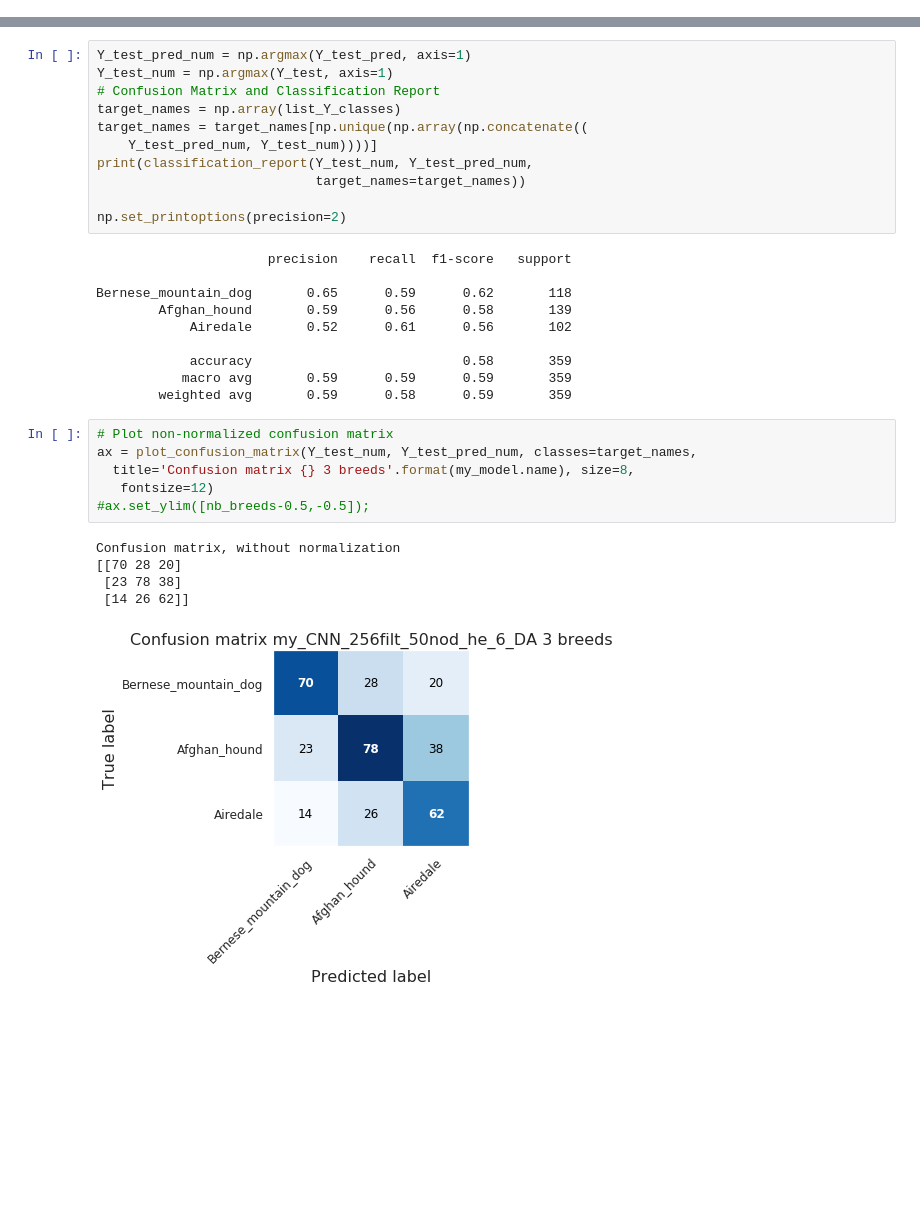
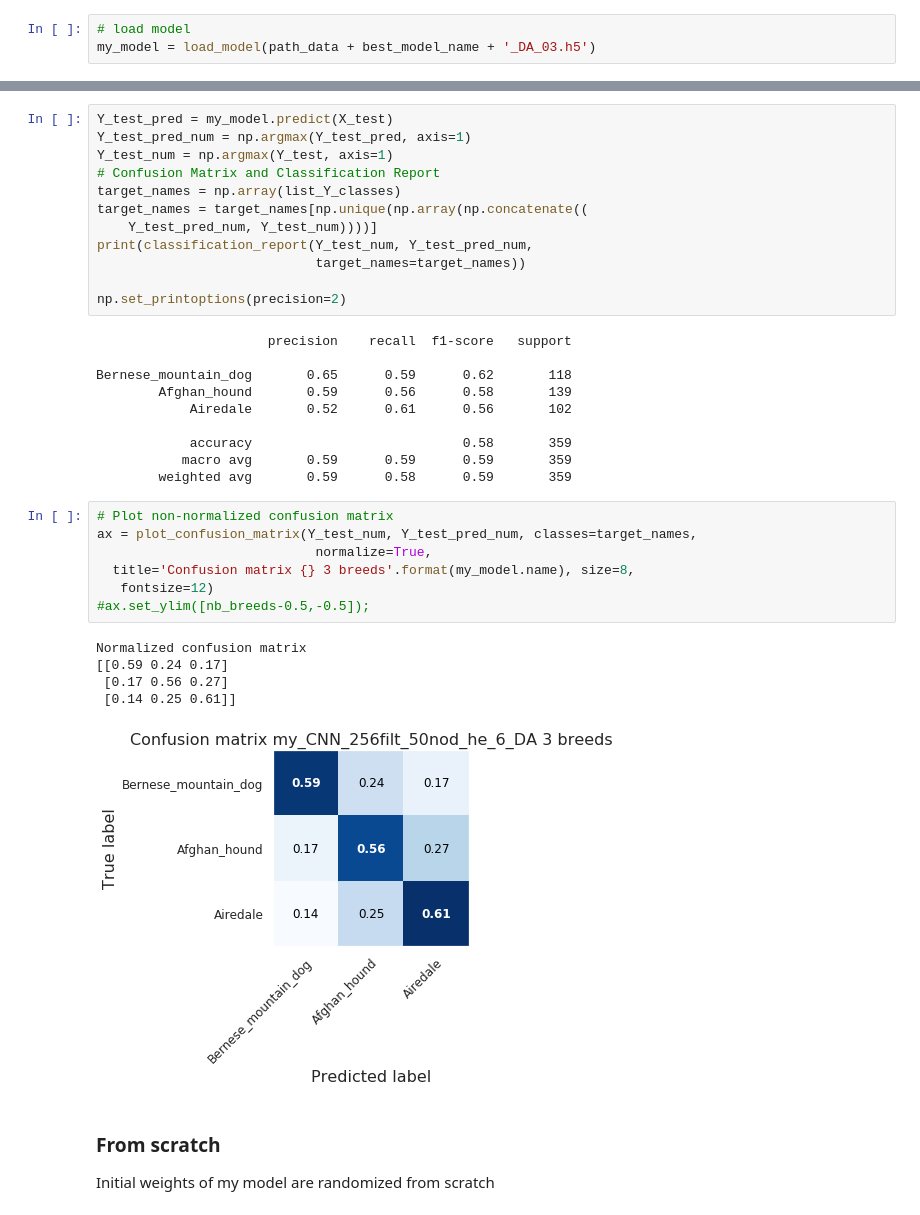
Before and after one commit to jeugregg/DeepLearningPictureDogs, a Jupyter notebook: 08_OC_IML_Project_6_my_neural_network_DAugm_01.ipynb, the cells around one changed output, grey strips where cells are left out. Cells and saved outputs as stored; diff of their text form; blank space fills up the shorter version.

Commit message:
Data agmentation from scract & normalize confusion matrix
fixes #13 #14

```diff
--- a/08_OC_IML_Project_6_my_neural_network_DAugm_01.ipynb
+++ b/08_OC_IML_Project_6_my_neural_network_DAugm_01.ipynb
@@ -886,0 +934,3 @@ my_model.name
+# %%
+# load model
+my_model = load_model(path_data + best_model_name + '_DA_03.h5')
@@ -1010,6 +1078,7 @@ list_Y_classes
 # %% [output]
 ['Bernese_mountain_dog', 'Afghan_hound', 'Airedale']
 # %%
+Y_test_pred = my_model.predict(X_test)
 Y_test_pred_num = np.argmax(Y_test_pred, axis=1)
 Y_test_num = np.argmax(Y_test, axis=1)
 # Confusion Matrix and Classification Report
@@ -1033,12 +1102,17 @@ Bernese_mountain_dog       0.65      0.59      0.62       118
 # %%
 # Plot non-normalized confusion matrix
 ax = plot_confusion_matrix(Y_test_num, Y_test_pred_num, classes=target_names,
+                            normalize=True,
   title='Confusion matrix {} 3 breeds'.format(my_model.name), size=8,
    fontsize=12)
 #ax.set_ylim([nb_breeds-0.5,-0.5]);
 # %% [output]
-Confusion matrix, without normalization
-[[70 28 20]
- [23 78 38]
- [14 26 62]]
+Normalized confusion matrix
+[[0.59 0.24 0.17]
+ [0.17 0.56 0.27]
+ [0.14 0.25 0.61]]
-[figure, old version]
+[figure, new version]
+# %% [markdown]
+### From scratch
+
+Initial weights of my model are randomized from scratch
```
Also changed, not shown: parts of 58 cells of this notebook, 1 other file.
